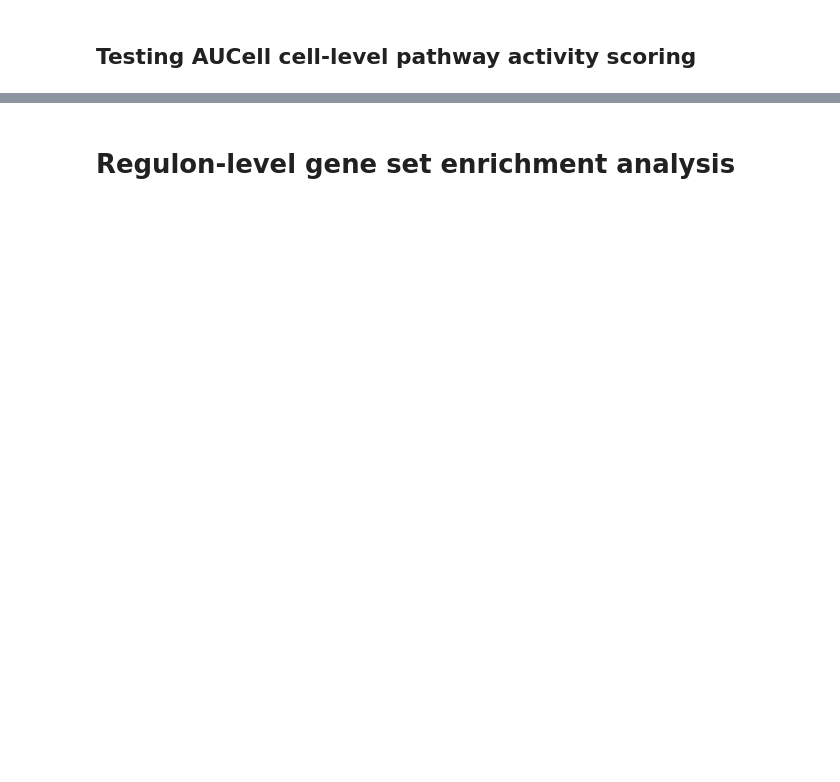
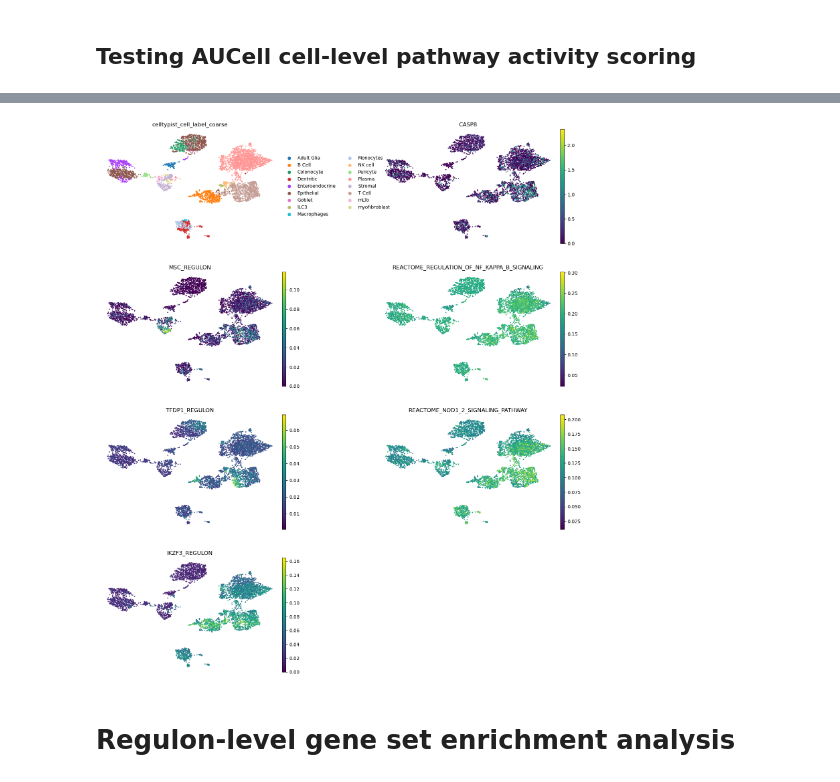
Before and after one commit to chickaroo/genereporter, a Jupyter notebook: src/gsea.ipynb, the cells around one changed output, grey strips where cells are left out. Saved outputs shown, nothing was run; the diff lists cells and outputs as text; code cells hidden in the pictures; blank space fills up the shorter version.

```diff
--- a/src/gsea.ipynb
+++ b/src/gsea.ipynb
@@ -17,5 +22,4 @@ GOI = 'CASP8'
 wdir = "/Users/samibening/Projects/Bachelor/"
 os.chdir( wdir )
 
-adata = sc.read_h5ad('data/output/adata.h5ad')
-adata
+adata = sc.read_h5ad('data/output/adata_aucell.h5ad')
@@ -175,11 +25,0 @@ SLC26A3 KRT20 NR1H4 AKR1B10 MIR210HG BCO1 RAG1 CKB SULT2B1 TM4SF20 TMIGD1 KRT19
-# %%
-top_pathways = list(pathways_goi['geneset'].values[:8])
-adata.obs[top_pathways] = adata.obsm["aucell_estimate"][top_pathways]
-
-sc.pl.umap(
-    adata,
-    color=["celltypist_cell_label_coarse", GOI] + top_pathways,
-    frameon=False,
-    ncols=2,
-    wspace=0.4,
-)
@@ -187,0 +26,10 @@ sc.pl.umap(
+# %%
+# get pathway data
+
+adj_df, reg_df = gg.read_grn()
+reactome = gg.get_reactome()
+regulon_geneset = gg.get_regulon_genesets(reg_df)
+geneset_df = gg.get_genesets(reactome, regulon_geneset)
+# %%
+pathways_goi = gg.get_goi_pathways(geneset_df, GOI, adata)
+pathways_goi
@@ -188,2 +54,6 @@ sc.pl.umap(
+# %%
+gg.plot_pathways(pathways_goi, GOI)
+# %% [output]
+[figure, added]
 # %% [markdown]
 # Regulon-level gene set enrichment analysis
```
Also changed, not shown: parts of 16 cells of this notebook, 6 other files.
